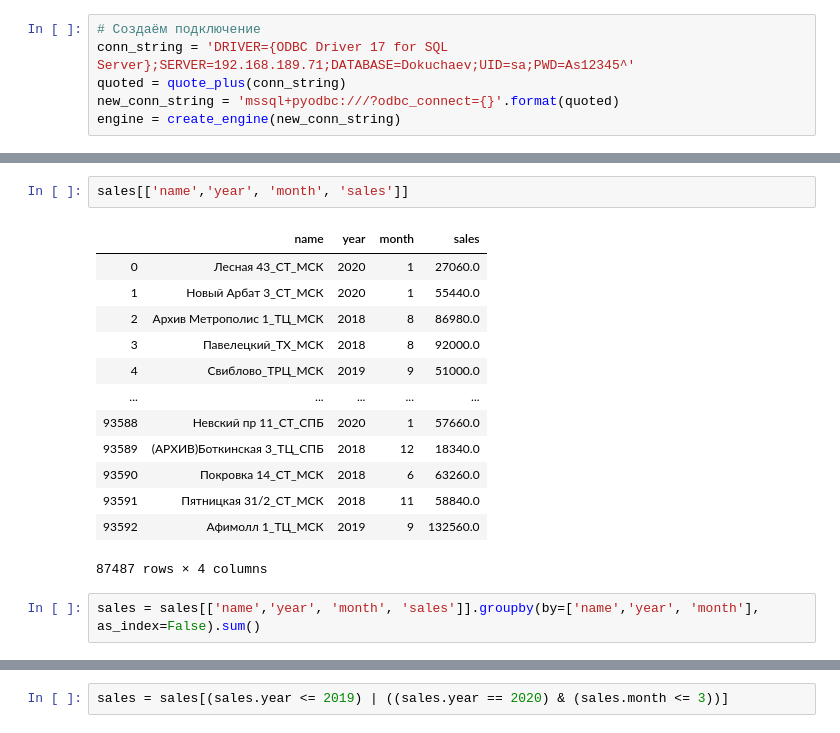
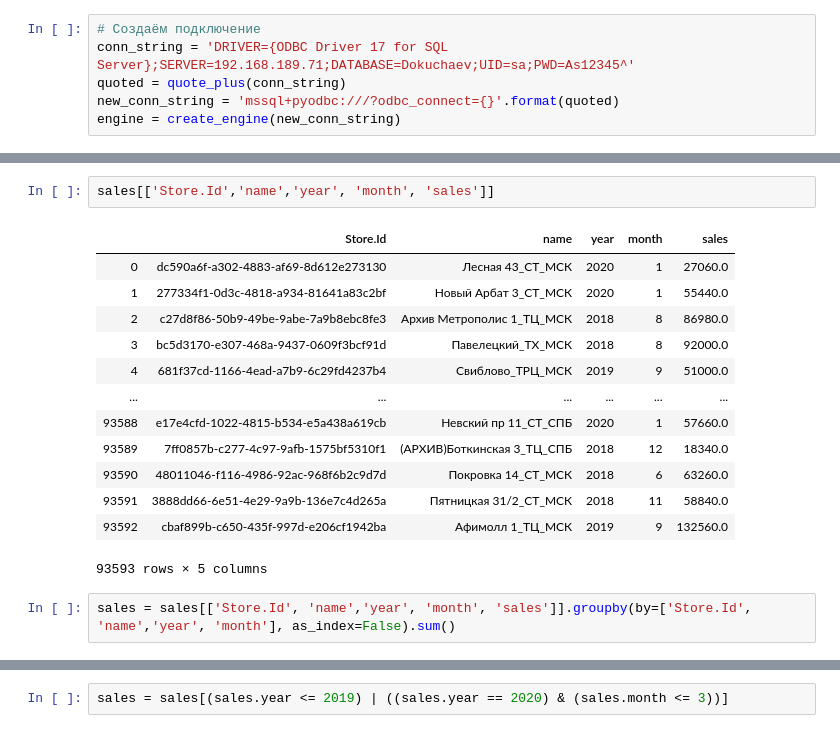
Before and after one commit to gdokuchaev/CFX, a Jupyter notebook: Rump_up_calc.ipynb, the cells around one changed output, grey strips where cells are left out. Cells and saved outputs as stored; diff of their text form.

```diff
--- a/Rump_up_calc.ipynb
+++ b/Rump_up_calc.ipynb
@@ -25,23 +26,23 @@ sales.head(5)
 | 3 | bc5d3170-e307-468a-9437-0609f3bcf91d | Павелецкий_ТХ_МСК | 2018 | 8 | 728 | 92000.0 | 1980.0 | STORE | 110 |
 | 4 | 681f37cd-1166-4ead-a7b9-6c29fd4237b4 | Свиблово_ТРЦ_МСК | 2019 | 9 | 386 | 51000.0 | 1320.0 | STORE | 97 |
 # %%
-sales[['name','year', 'month', 'sales']]
+sales[['Store.Id','name','year', 'month', 'sales']]
 # %% [output]
-|  | name | year | month | sales |
-| 0 | Лесная 43_СТ_МСК | 2020 | 1 | 27060.0 |
-| 1 | Новый Арбат 3_СТ_МСК | 2020 | 1 | 55440.0 |
-| 2 | Архив Метрополис 1_ТЦ_МСК | 2018 | 8 | 86980.0 |
-| 3 | Павелецкий_ТХ_МСК | 2018 | 8 | 92000.0 |
-| 4 | Свиблово_ТРЦ_МСК | 2019 | 9 | 51000.0 |
-| ... | ... | ... | ... | ... |
-| 93588 | Невский пр 11_СТ_СПБ | 2020 | 1 | 57660.0 |
-| 93589 | (АРХИВ)Боткинская 3_ТЦ_СПБ | 2018 | 12 | 18340.0 |
-| 93590 | Покровка 14_СТ_МСК | 2018 | 6 | 63260.0 |
-| 93591 | Пятницкая 31/2_СТ_МСК | 2018 | 11 | 58840.0 |
-| 93592 | Афимолл 1_ТЦ_МСК | 2019 | 9 | 132560.0 |
+|  | Store.Id | name | year | month | sales |
+| 0 | dc590a6f-a302-4883-af69-8d612e273130 | Лесная 43_СТ_МСК | 2020 | 1 | 27060.0 |
+| 1 | 277334f1-0d3c-4818-a934-81641a83c2bf | Новый Арбат 3_СТ_МСК | 2020 | 1 | 55440.0 |
+| 2 | c27d8f86-50b9-49be-9abe-7a9b8ebc8fe3 | Архив Метрополис 1_ТЦ_МСК | 2018 | 8 | 86980.0 |
+| 3 | bc5d3170-e307-468a-9437-0609f3bcf91d | Павелецкий_ТХ_МСК | 2018 | 8 | 92000.0 |
+| 4 | 681f37cd-1166-4ead-a7b9-6c29fd4237b4 | Свиблово_ТРЦ_МСК | 2019 | 9 | 51000.0 |
+| ... | ... | ... | ... | ... | ... |
+| 93588 | e17e4cfd-1022-4815-b534-e5a438a619cb | Невский пр 11_СТ_СПБ | 2020 | 1 | 57660.0 |
+| 93589 | 7ff0857b-c277-4c97-9afb-1575bf5310f1 | (АРХИВ)Боткинская 3_ТЦ_СПБ | 2018 | 12 | 18340.0 |
+| 93590 | 48011046-f116-4986-92ac-968f6b2c9d7d | Покровка 14_СТ_МСК | 2018 | 6 | 63260.0 |
+| 93591 | 3888dd66-6e51-4e29-9a9b-136e7c4d265a | Пятницкая 31/2_СТ_МСК | 2018 | 11 | 58840.0 |
+| 93592 | cbaf899b-c650-435f-997d-e206cf1942ba | Афимолл 1_ТЦ_МСК | 2019 | 9 | 132560.0 |
-87487 rows × 4 columns
+93593 rows × 5 columns
 # %%
-sales = sales[['name','year', 'month', 'sales']].groupby(by=['name','year', 'month'], as_index=False).sum()
+sales = sales[['Store.Id', 'name','year', 'month', 'sales']].groupby(by=['Store.Id', 'name','year', 'month'], as_index=False).sum()
 # %%
 sales[['year', 'month']].drop_duplicates().sort_values(by = ['year','month'])
 # %% [output]
```
Also changed, not shown: parts of 12 cells of this notebook.
